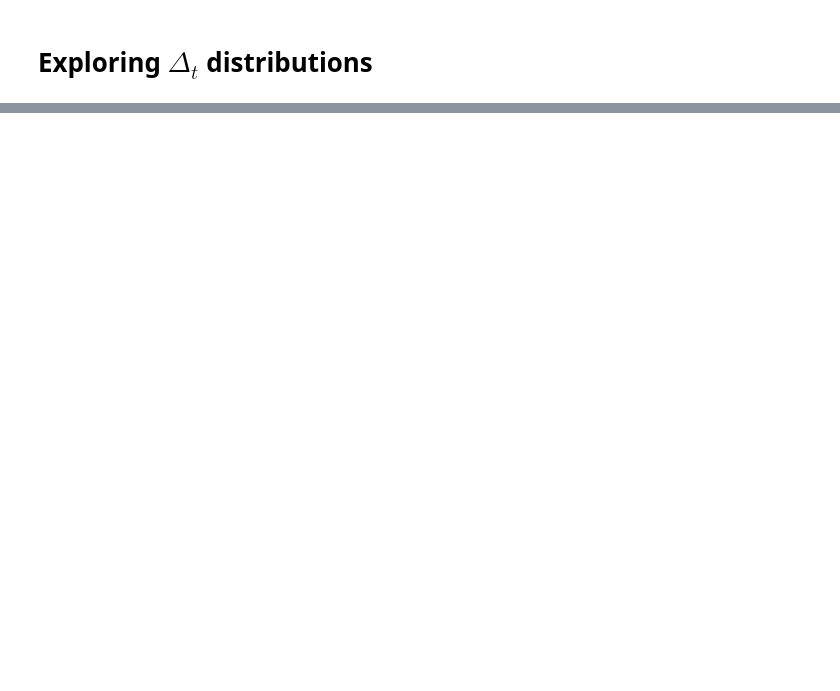
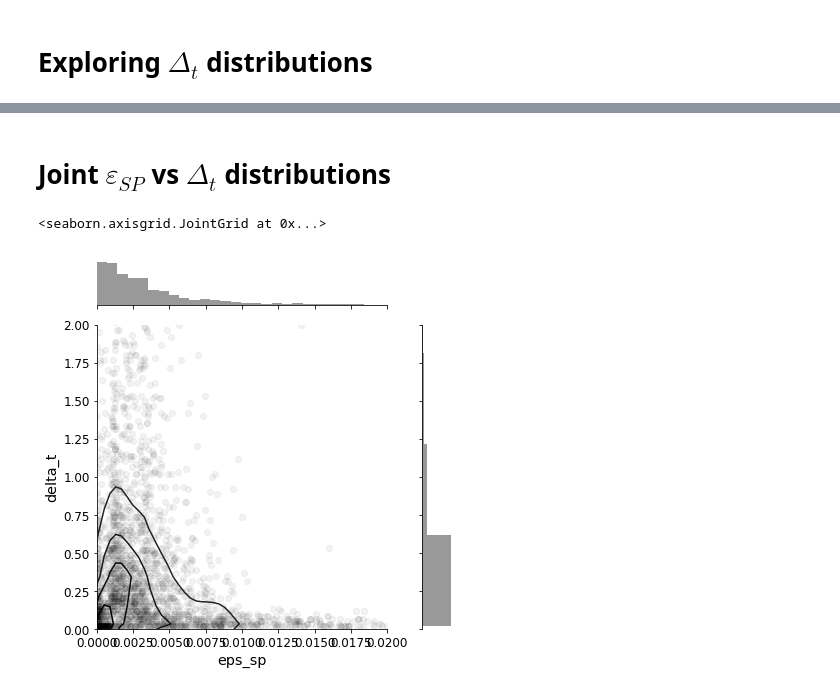
Before and after one commit to cherepaha/initiation, a Jupyter notebook: steering_data_analysis.ipynb, the cells around one changed output, grey strips where cells are left out. Saved outputs shown, nothing was run; the diff lists cells and outputs as text; code cells hidden in the pictures; blank space fills up the shorter version.

```diff
--- a/steering_data_analysis.ipynb
+++ b/steering_data_analysis.ipynb
@@ -125,0 +173,8 @@ plt.savefig('delta_t_pdf_cd.png')
+# %% [markdown]
+# Joint $\varepsilon_{SP}$ vs $\Delta_t$ distributions
+# %%
+(sns.jointplot(x=passive_phases_lk.eps_sp, y=passive_phases_lk.delta_t, alpha=0.05, xlim=(0, 0.02), ylim=(0, 2), color='k')
+    .plot_joint(sns.kdeplot, zorder=10, n_levels=5, color='k'))
+# %% [output]
+<seaborn.axisgrid.JointGrid at 0x...>
+[figure, added]
```
Also changed, not shown: parts of 18 cells of this notebook, 3 other files.
